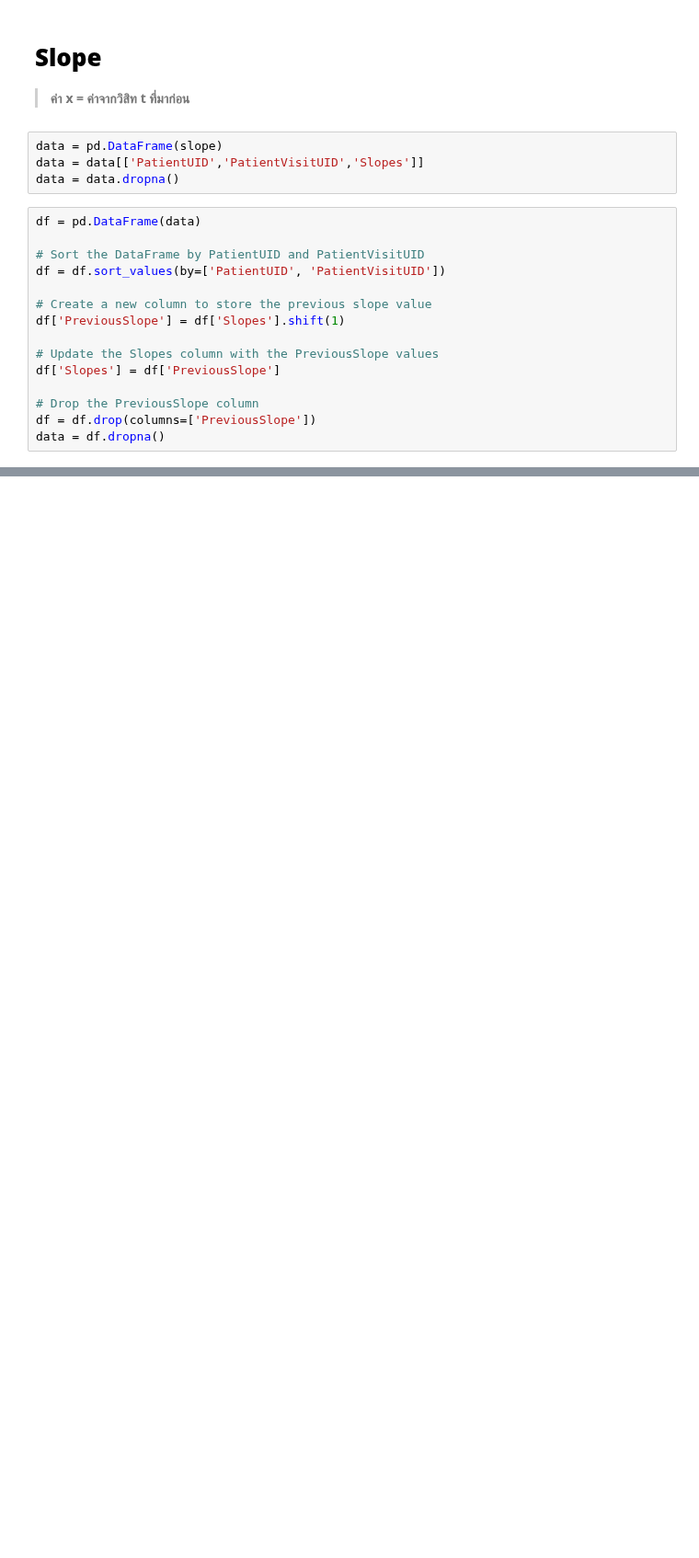
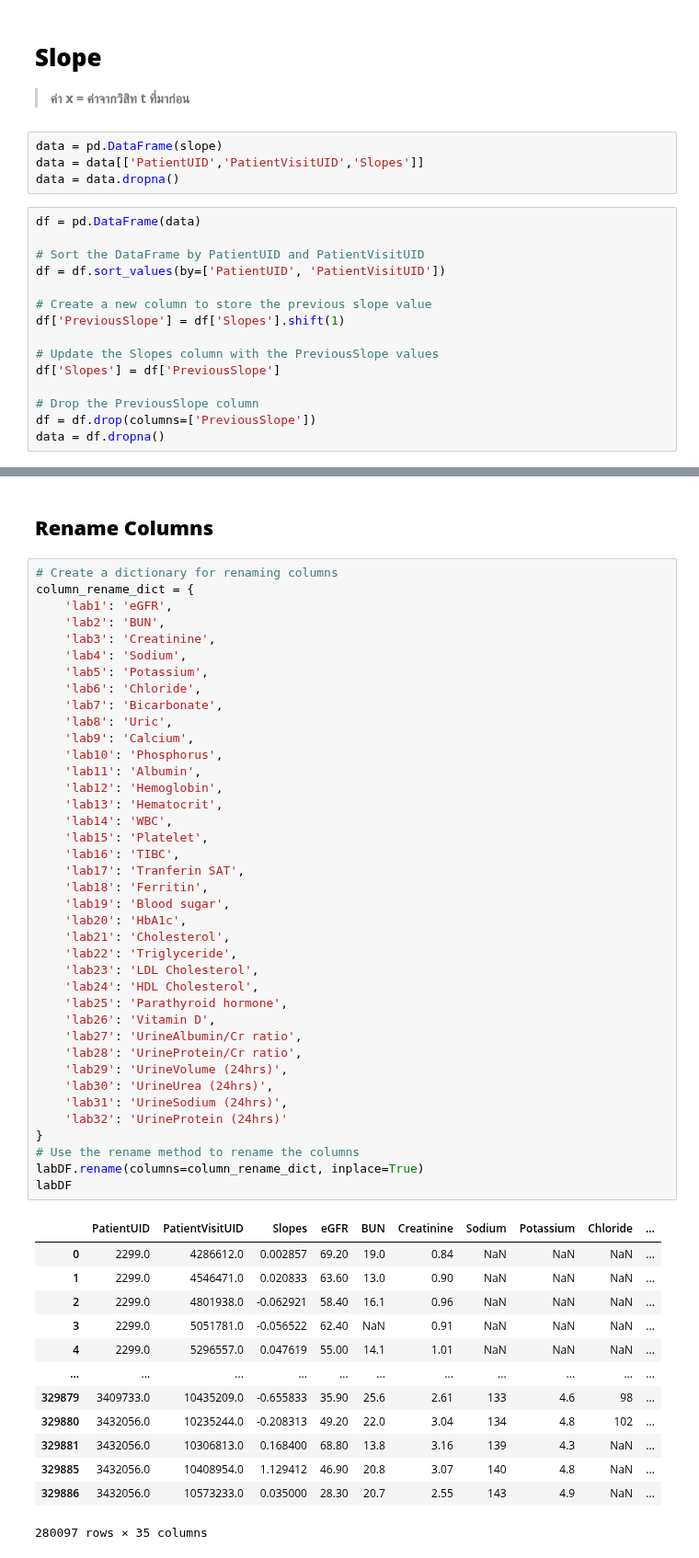
Before and after one commit to nxxk23/PROJECT, a Jupyter notebook: FileLab.ipynb, the cells around one changed output, grey strips where cells are left out. Shown at 92% size. Drawn from its saved outputs; the diff is of its cells as text; blank space fills up the shorter version.

```diff
--- a/FileLab.ipynb
+++ b/FileLab.ipynb
@@ -116,0 +235,55 @@ data['lab1'] = lab1
+# %% [markdown]
+## **Rename Columns**
+# %%
+# Create a dictionary for renaming columns
+column_rename_dict = {
+    'lab1': 'eGFR',
+    'lab2': 'BUN',
+    'lab3': 'Creatinine',
+    'lab4': 'Sodium',
+    'lab5': 'Potassium',
+    'lab6': 'Chloride',
+    'lab7': 'Bicarbonate',
+    'lab8': 'Uric',
+    'lab9': 'Calcium',
+    'lab10': 'Phosphorus',
+    'lab11': 'Albumin',
+    'lab12': 'Hemoglobin',
+    'lab13': 'Hematocrit',
+    'lab14': 'WBC',
+    'lab15': 'Platelet',
+    'lab16': 'TIBC',
+    'lab17': 'Tranferin SAT',
+    'lab18': 'Ferritin',
+    'lab19': 'Blood sugar',
+    'lab20': 'HbA1c',
+    'lab21': 'Cholesterol',
+    'lab22': 'Triglyceride',
+    'lab23': 'LDL Cholesterol',
+    'lab24': 'HDL Cholesterol',
+    'lab25': 'Parathyroid hormone',
+    'lab26': 'Vitamin D',
+    'lab27': 'UrineAlbumin/Cr ratio',
+    'lab28': 'UrineProtein/Cr ratio',
+    'lab29': 'UrineVolume (24hrs)',
+    'lab30': 'UrineUrea (24hrs)',
+    'lab31': 'UrineSodium (24hrs)',
+    'lab32': 'UrineProtein (24hrs)'
+}
+# Use the rename method to rename the columns
+labDF.rename(columns=column_rename_dict, inplace=True)
+labDF
+# %% [output]
+|  | PatientUID | PatientVisitUID | Slopes | eGFR | BUN | Creatinine | Sodium | Potassium | Chloride | ... |
+| 0 | 2299.0 | 4286612.0 | 0.002857 | 69.20 | 19.0 | 0.84 | NaN | NaN | NaN | ... |
+| 1 | 2299.0 | 4546471.0 | 0.020833 | 63.60 | 13.0 | 0.90 | NaN | NaN | NaN | ... |
+| 2 | 2299.0 | 4801938.0 | -0.062921 | 58.40 | 16.1 | 0.96 | NaN | NaN | NaN | ... |
+| 3 | 2299.0 | 5051781.0 | -0.056522 | 62.40 | NaN | 0.91 | NaN | NaN | NaN | ... |
+| 4 | 2299.0 | 5296557.0 | 0.047619 | 55.00 | 14.1 | 1.01 | NaN | NaN | NaN | ... |
+| ... | ... | ... | ... | ... | ... | ... | ... | ... | ... | ... |
+| 329879 | 3409733.0 | 10435209.0 | -0.655833 | 35.90 | 25.6 | 2.61 | 133 | 4.6 | 98 | ... |
+| 329880 | 3432056.0 | 10235244.0 | -0.208313 | 49.20 | 22.0 | 3.04 | 134 | 4.8 | 102 | ... |
+| 329881 | 3432056.0 | 10306813.0 | 0.168400 | 68.80 | 13.8 | 3.16 | 139 | 4.3 | NaN | ... |
+| 329885 | 3432056.0 | 10408954.0 | 1.129412 | 46.90 | 20.8 | 3.07 | 140 | 4.8 | NaN | ... |
+| 329886 | 3432056.0 | 10573233.0 | 0.035000 | 28.30 | 20.7 | 2.55 | 143 | 4.9 | NaN | ... |
+280097 rows × 35 columns
```
Also changed, not shown: parts of 28 cells of this notebook.
